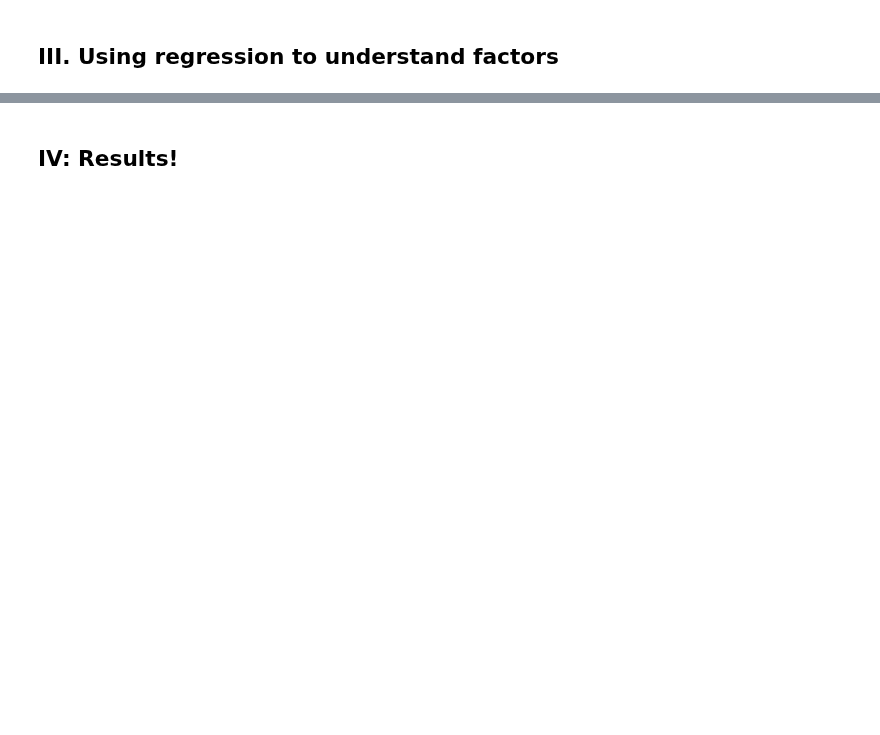
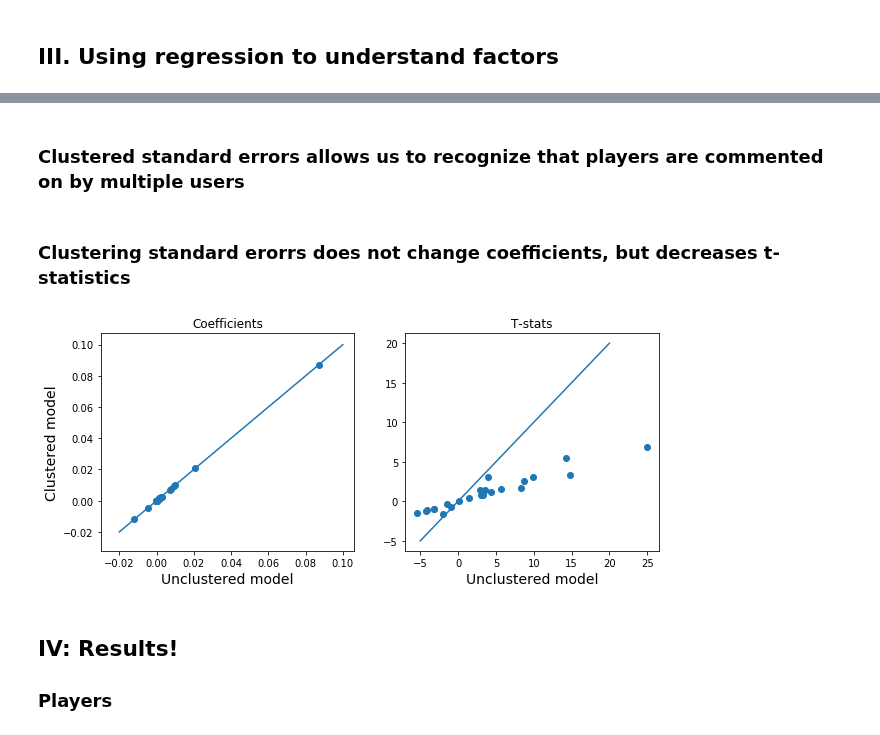
Before and after one commit to map222/trailofpapers, a Jupyter notebook: sentiment_sports/paper/daml_presentation.ipynb, the cells around one changed output, grey strips where cells are left out. Saved outputs shown, nothing was run; the diff lists cells and outputs as text; code cells hidden in the pictures; blank space fills up the shorter version.

```diff
--- a/sentiment_sports/paper/daml_presentation.ipynb
+++ b/sentiment_sports/paper/daml_presentation.ipynb
@@ -110,0 +357,2 @@ LookupError:
+# %% [markdown]
+### Clustered standard errors allows us to recognize that players are commented on by multiple users
@@ -111,2 +366,9 @@ LookupError:
+# %% [markdown]
+### Clustering standard erorrs does not change coefficients, but decreases t-statistics
+# %%
+Where plotting code would go
+# %% [output]
+[figure, added]
 # %% [markdown]
 ## IV: Results!
+### Players
```
Also changed, not shown: parts of 90 cells of this notebook.
